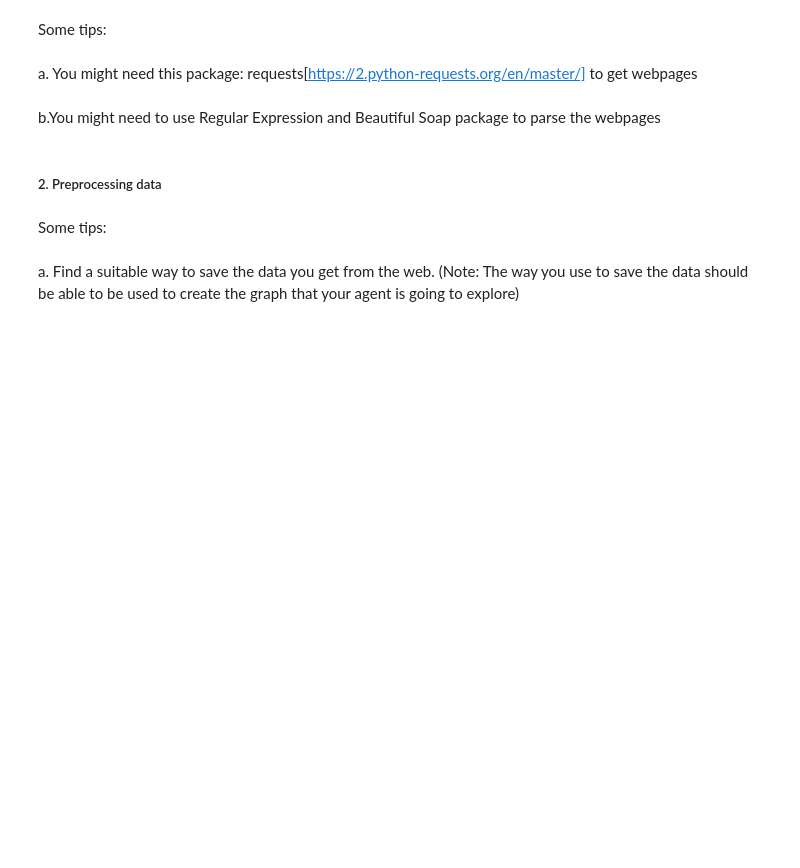
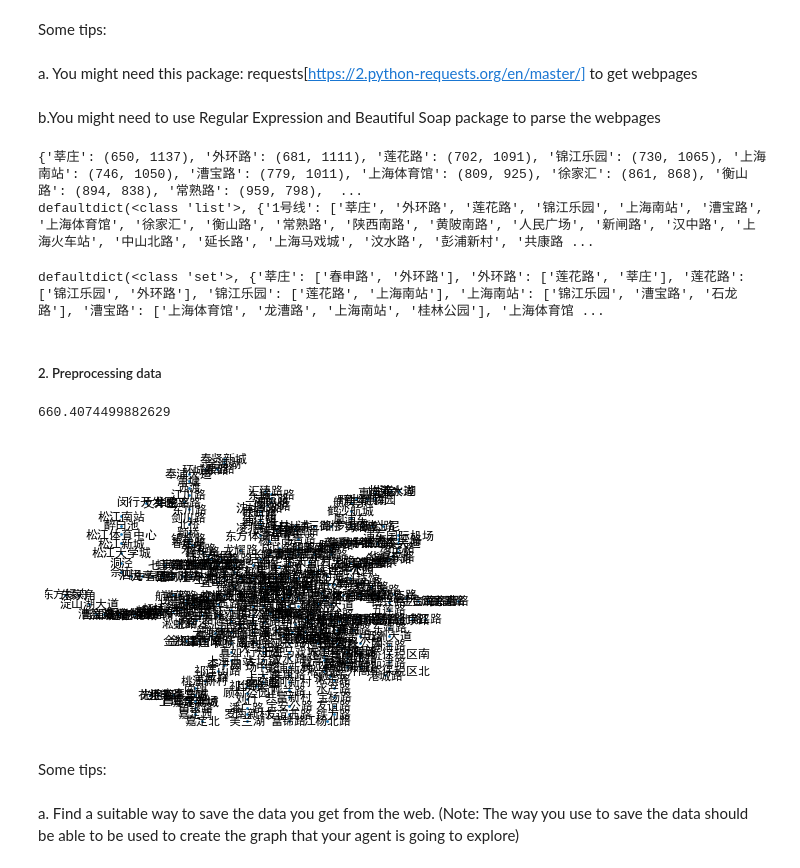
Before and after one commit to RunicBean/aaa, a Jupyter notebook: 2020-01-12/Assignment_02.ipynb, the cells around one changed output. Saved outputs shown, nothing was run; the diff lists cells and outputs as text; code cells hidden in the pictures; blank space fills up the shorter version.

```diff
--- a/2020-01-12/Assignment_02.ipynb
+++ b/2020-01-12/Assignment_02.ipynb
@@ -59,8 +63,72 @@ Some tips:
 a. You might need this package: requests[https://2.python-requests.org/en/master/] to get webpages
 # %% [markdown]
 b.You might need to use Regular Expression and Beautiful Soap package to parse the webpages
+# %%
+import requests
+import json
+import collections
+
+response = requests.get('http://map.amap.com/service/subway?_1579184320582&srhdata=3100_drw_shanghai.json')
+res_cont = response.text
+
+json_obj = json.loads(res_cont)
+
+station_info = dict()
+line_connection_info = collections.defaultdict(list)
+train_lines = json_obj['l']
+for line in train_lines:
+    line_connection_info[line['ln'] + line['la']].extend([station['n'] for station in line['st']])
+    for st in line['st']:
+        station_info[st['n']] = tuple([int(l) for l in st['p'].split(' ')])
+
+print(station_info)
+print(line_connection_info)
+# %% [output]
+{'莘庄': (650, 1137), '外环路': (681, 1111), '莲花路': (702, 1091), '锦江乐园': (730, 1065), '上海南站': (746, 1050), '漕宝路': (779, 1011), '上海体育馆': (809, 925), '徐家汇': (861, 868), '衡山路': (894, 838), '常熟路': (959, 798),  ...
+defaultdict(<class 'list'>, {'1号线': ['莘庄', '外环路', '莲花路', '锦江乐园', '上海南站', '漕宝路', '上海体育馆', '徐家汇', '衡山路', '常熟路', '陕西南路', '黄陂南路', '人民广场', '新闸路', '汉中路', '上海火车站', '中山北路', '延长路', '上海马戏城', '汶水路', '彭浦新村', '共康路 ...
+# %%
+station_connections = collections.defaultdict(set)
+for line, line_stas in line_connection_info.items():
+    for index in range(len(line_stas)):
+        if index > 0:
+            station_connections[line_stas[index]].add(line_stas[index - 1])
+        if index < len(line_stas) - 1:
+            station_connections[line_stas[index]].add(line_stas[index + 1])
+
+for station in station_connections:
+    station_connections[station] = list(station_connections[station])
+print(station_connections)
+# %% [output]
+defaultdict(<class 'set'>, {'莘庄': ['春申路', '外环路'], '外环路': ['莲花路', '莘庄'], '莲花路': ['锦江乐园', '外环路'], '锦江乐园': ['莲花路', '上海南站'], '上海南站': ['锦江乐园', '漕宝路', '石龙路'], '漕宝路': ['上海体育馆', '龙漕路', '上海南站', '桂林公园'], '上海体育馆 ...
 # %% [markdown]
 ##### 2. Preprocessing data
+# %%
+def get_geo_distance(origin, destination):
+    origin_position = station_info[origin]
+    destination_position = station_info[destination]
+
+    distance_square = (destination_position[1] - origin_position[1]) ** 2 + \
+                      (destination_position[0] - origin_position[0]) ** 2
+    distance = distance_square ** 0.5
+    return distance
+
+get_geo_distance('富锦路', '汉中路')
+# %% [output]
+660.4074499882629
+# %%
+import networkx as nx
+import matplotlib.pyplot as plt
+#%matplotlib inline
+
+plt.rcParams['font.sans-serif'] = ['SimHei']
+plt.rcParams['axes.unicode_minus'] = False
+
+station_graph = nx.Graph()
+station_graph.add_nodes_from(list(station_info.keys()))
+# %%
+nx.draw(station_graph, station_info, with_labels=True, node_size=3)
+# %% [output]
+[figure, added]
 # %% [markdown]
 Some tips:
 # %% [markdown]
```
Also changed, not shown: parts of 6 cells of this notebook.
